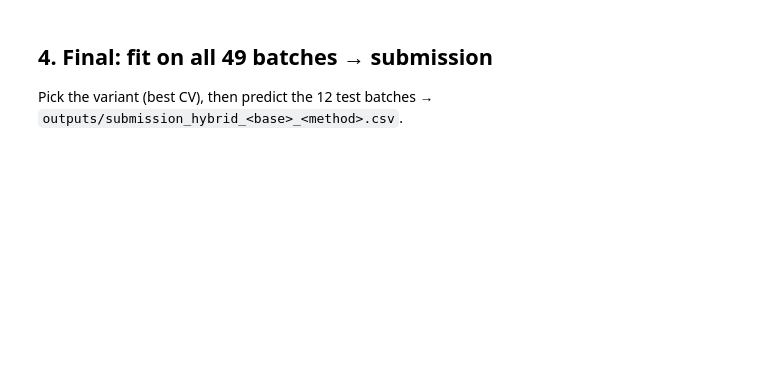
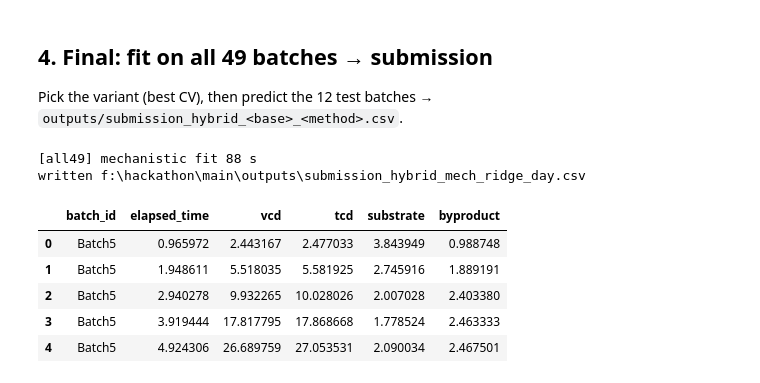
Before and after one commit to SwissDataScienceCenter/SDSC-STEM4Health-group15, a Jupyter notebook: notebooks/03_hybrid_ml.ipynb, the cells around one changed output. Saved outputs shown, nothing was run; the diff lists cells and outputs as text; code cells hidden in the pictures; blank space fills up the shorter version.

```diff
--- a/notebooks/03_hybrid_ml.ipynb
+++ b/notebooks/03_hybrid_ml.ipynb
@@ -144,29 +187,38 @@ if RUN_HOLDOUT:
 ## 4. Final: fit on all 49 batches → submission
 Pick the variant (best CV), then predict the 12 test batches → `outputs/submission_hybrid_<base>_<method>.csv`.
 # %%
-RUN_FINAL = False
+RUN_FINAL = True
 BASE, METHOD = "mech", "ridge_day"     # set from the CV result
 if RUN_FINAL:
     a_all = to_arrays(df, train_ids)
     a_test = to_arrays(df, test_ids, sample_mask="predict")
     if BASE == "mech":
         p_all = mech_params(train_ids, tag="all49")
         b_all, b_test = predict_at_obs(p_all, a_all), predict_at_obs(p_all, a_test)
     else:
         b_all, b_test = median_curve_preds(df, train_ids, a_all), median_curve_preds(df, train_ids, a_test)
     corr = ResidualCorrector(METHOD).fit(feature_table(df, a_all, b_all))
     F_test = feature_table(df, a_test, b_test)
     preds = to_list(F_test, corr.predict(F_test), a_test)
     failed = [b for b, y in zip(a_test.ids, preds) if np.isnan(y).any()]
     assert not failed, f"NaN predictions for {failed}"
 
     pred_of = {b: (ts, ys) for b, ts, ys in zip(a_test.ids, a_test.obs_t, preds)}
     sub = tmpl.copy(); sub[STATES] = sub[STATES].astype(float)   # template columns are int zeros
     for b, g in sub.groupby("batch_id", sort=False):
         ts, ys = pred_of[b]; order = np.argsort(ts)
         assert len(g) == len(ts) and np.allclose(np.sort(g.elapsed_time.values), ts[order], atol=1e-3), b
         sub.loc[g.sort_values("elapsed_time").index, STATES] = ys[order]
     assert sub[STATES].notna().all().all()
     out = ROOT / "outputs" / f"submission_hybrid_{BASE}_{METHOD}.csv"
     sub.to_csv(out, index=False); print("written", out)
     display(sub.head())
+# %% [output]
+[all49] mechanistic fit 88 s
+written f:\hackathon\main\outputs\submission_hybrid_mech_ridge_day.csv
+|  | batch_id | elapsed_time | vcd | tcd | substrate | byproduct |
+| 0 | Batch5 | 0.965972 | 2.443167 | 2.477033 | 3.843949 | 0.988748 |
+| 1 | Batch5 | 1.948611 | 5.518035 | 5.581925 | 2.745916 | 1.889191 |
+| 2 | Batch5 | 2.940278 | 9.932265 | 10.028026 | 2.007028 | 2.403380 |
+| 3 | Batch5 | 3.919444 | 17.817795 | 17.868668 | 1.778524 | 2.463333 |
+| 4 | Batch5 | 4.924306 | 26.689759 | 27.053531 | 2.090034 | 2.467501 |
```
Also changed, not shown: parts of 5 cells of this notebook, 3 other files.
